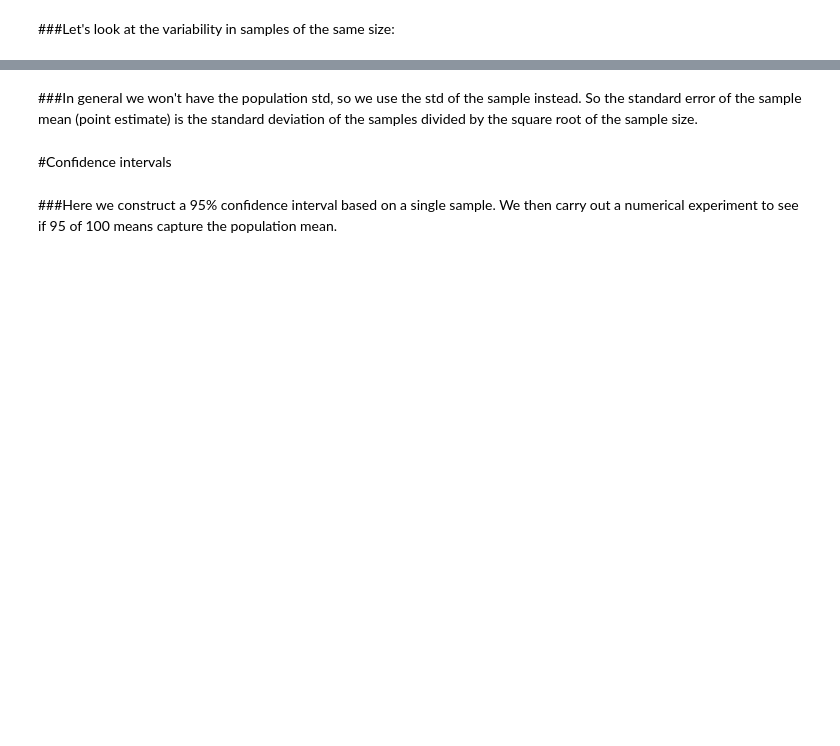
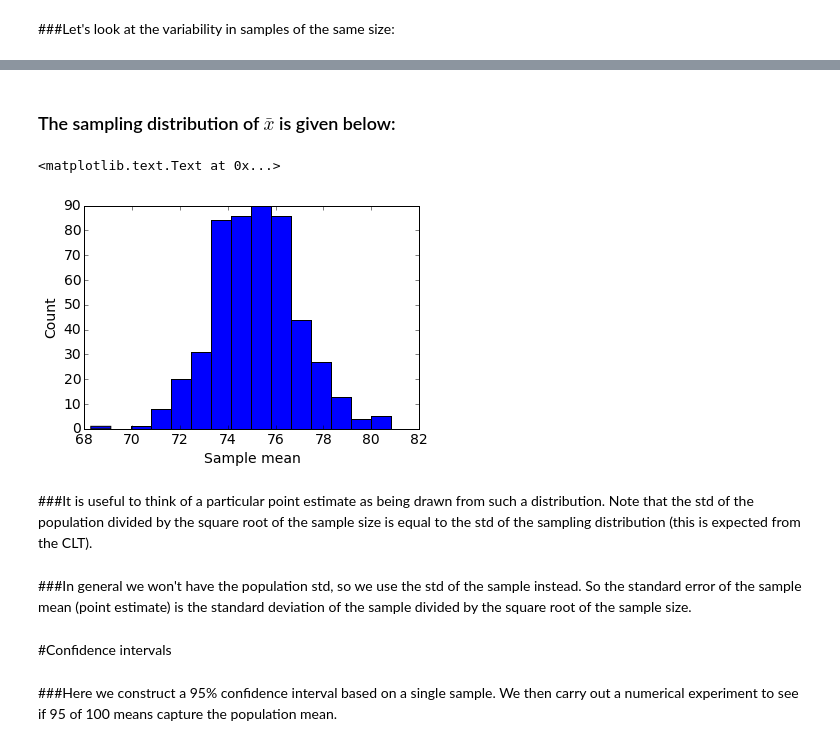
Before and after one commit to jhalverson/data_science, a Jupyter notebook: statistics/confidence_intervals_scipy_stats.ipynb, the cells around one changed output, grey strips where cells are left out. Saved outputs shown, nothing was run; the diff lists cells and outputs as text; code cells hidden in the pictures; blank space fills up the shorter version.

```diff
--- a/statistics/confidence_intervals_scipy_stats.ipynb
+++ b/statistics/confidence_intervals_scipy_stats.ipynb
@@ -79,5 +100,16 @@ population.std() / np.sqrt(50), np.array(means).std()
+# %% [markdown]
+### The sampling distribution of $\bar{x}$ is given below:
+# %%
+n, bins, patches = plt.hist(means, bins=15)
+plt.xlabel("Sample mean")
+plt.ylabel("Count")
+# %% [output]
+<matplotlib.text.Text at 0x...>
+[figure, added]
+# %% [markdown]
+###It is useful to think of a particular point estimate as being drawn from such a distribution. Note that the std of the population divided by the square root of the sample size is equal to the std of the sampling distribution (this is expected from the CLT).
 # %% [markdown]
-###In general we won't have the population std, so we use the std of the sample instead. So the standard error of the sample mean (point estimate) is the standard deviation of the samples divided by the square root of the sample size.
+###In general we won't have the population std, so we use the std of the sample instead. So the standard error of the sample mean (point estimate) is the standard deviation of the sample divided by the square root of the sample size.
 # %% [markdown]
 #Confidence intervals
 # %% [markdown]
```
Also changed, not shown: parts of 35 cells of this notebook.
